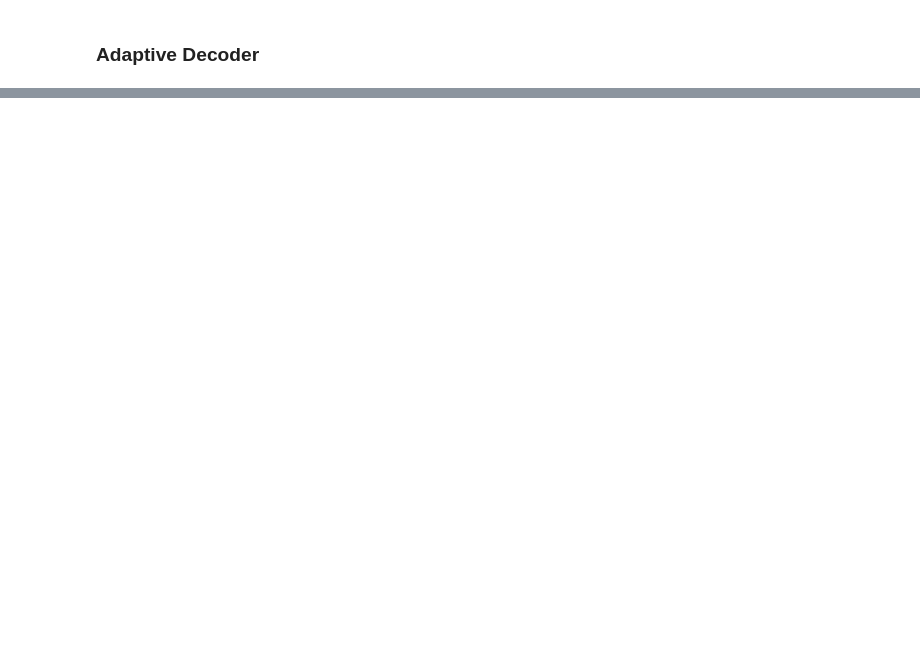
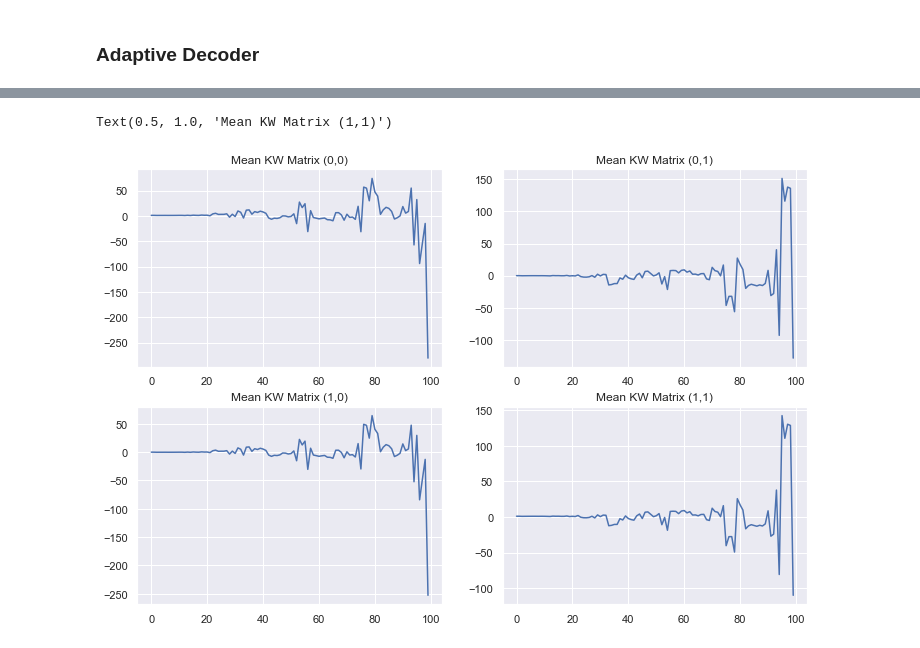
Before and after one commit to mmadduri/BMI_Model, a Jupyter notebook: BMIModel_AdaptiveDecoder.ipynb, the cells around one changed output, grey strips where cells are left out. Cells and saved outputs as stored; diff of their text form; code cells hidden in the pictures; blank space fills up the shorter version.

```diff
--- a/BMIModel_AdaptiveDecoder.ipynb
+++ b/BMIModel_AdaptiveDecoder.ipynb
@@ -608,0 +691,35 @@ lambda end of trial = [[ 0.          1.04313403
+# %%
+# print(np.shape(lambda_trial))
+# print(np.shape(k_trial))
+# print(np.shape((k_trial[:, :,1])))
+# print(np.shape((lambda_trial[:, 1:3, 1])))
+
+lk_mtx = np.zeros((NUM_DIM, NUM_DIM, NUM_TRIALS))
+lk_mtx_temp = np.zeros((NUM_DIM, NUM_DIM, NUM_TRIALS, NUM_SESSIONS))
+# print(np.shape((k_trial[:,:, :, 1])))
+# print((lambda_trial[:, 1:3, 1, 1]))
+for iT in range(NUM_TRIALS):
+    for iS in range(NUM_SESSIONS):
+        lk_mtx_temp[:,:, iT, iS] = np.matmul(k_trial[:,:, iT, iS], lambda_trial[:, 1:3, iT, iS])
+    lk_mtx = np.mean(lk_mtx_temp[:,:, :, :], axis=3)
+
+
+plt.figure(figsize = (12, 8))
+plt.subplot(221)
+plt.plot(lk_mtx[0, 0, :])
+plt.title("Mean KW Matrix (0,0)")
+
+plt.subplot(222)
+plt.plot(lk_mtx[0, 1, :])
+plt.title("Mean KW Matrix (0,1)")
+
+plt.subplot(223)
+plt.plot(lk_mtx[1, 0, :])
+plt.title("Mean KW Matrix (1,0)")
+
+plt.subplot(224)
+plt.plot(lk_mtx[1, 1, :])
+plt.title("Mean KW Matrix (1,1)")
+# %% [output]
+Text(0.5, 1.0, 'Mean KW Matrix (1,1)')
+[figure, added]
```
Also changed, not shown: parts of 9 cells of this notebook, 1 other file.
